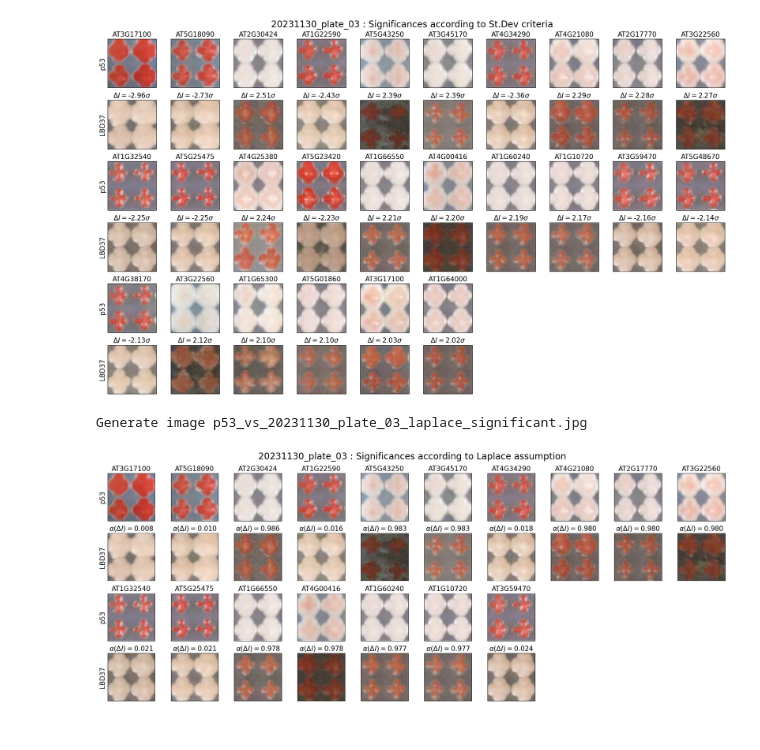
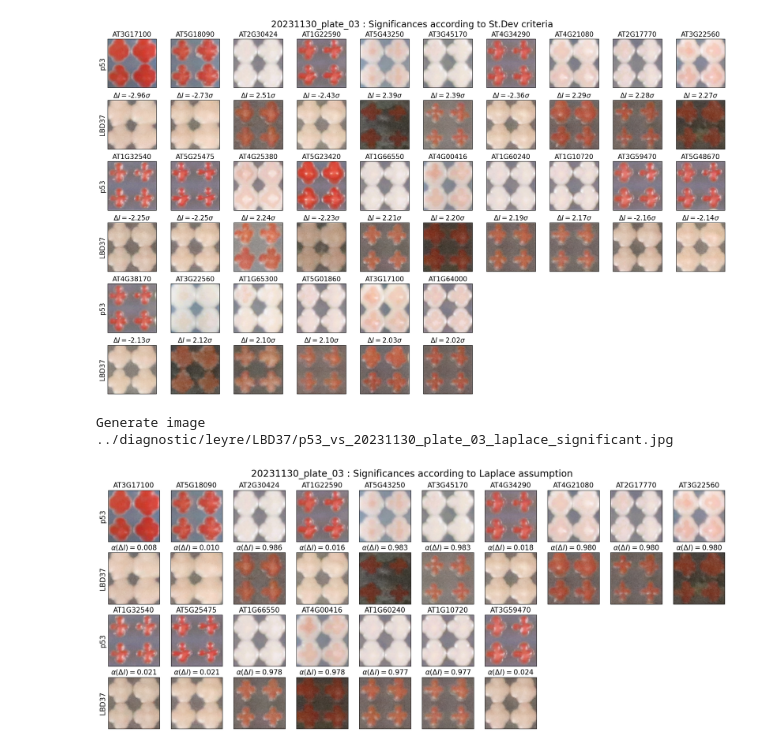
Before and after one commit to ejamezquita/yeast2hybrid, a Jupyter notebook: jupyter/04_color_verification.ipynb, the cells around one changed output. Drawn from its saved outputs; the diff is of its cells as text; code cells hidden in the pictures.

```diff
--- a/jupyter/04_color_verification.ipynb
+++ b/jupyter/04_color_verification.ipynb
@@ -99,20 +97,21 @@ rawcoords = np.load(filename, allow_pickle=True)
 
 pltimg = utils.load_image(pltimg_file, check_rotation=True, color_check=1)
 
-filename = gdst + bname + '_plateslice.csv'
+filename = gsrc + bname + '_plateslice.csv'
 meta = np.loadtxt(filename, delimiter=',', dtype=int)
 plateslice = np.s_[ meta[0]:meta[1], meta[2]:meta[3] ]
 pltimg = pltimg[plateslice]
-filename = gdst + bname + '_centers.npy'
+filename = gsrc + bname + '_centers.npy'
 pltcoords = np.load(filename, allow_pickle=True)
 # %%
-axrows = len(ssignif)//axcolmax + 1
+axrows = min([4, len(ssignif)//axcolmax + 1])
 axcols = min([axcolmax, len(ssignif)])
+plotnums = min([axrows*axcolmax, len(ssignif)])
 
-fig, ax = plt.subplots(2*axrows, axcols, figsize=(figR*axcols, 2*figR*axrows), sharex=True, sharey=True)
+fig, ax = plt.subplots(2*axrows, axcols, figsize=(figR*axcols-1, 2*figR*axrows), sharex=True, sharey=True)
 ax = ax.reshape(2*axrows, axcols)
 
-for i in range(len(ssignif)):
+for i in range(plotnums):
     ix, jx = i//axcols, i%axcols
     ax[2*ix, jx].set_title(ssignif.iloc[i,0], fontsize=fs)
     ax[2*ix+1, jx].set_title('$\Delta I =${:.2f}$\\sigma$'.format(ssignif.iloc[i,7]), fontsize=fs)
@@ -126,7 +125,7 @@ for i in range(len(ssignif)):
         rss = np.s_[center[1] - R : center[1] + R, center[0] - R : center[0] + R]
         ax[j,jx].imshow(img[rss], vmin=0, origin='upper'); j+=1
 
-for i in range(1, 1 + axrows*axcols - len(ssignif)):
+for i in range(1, 1 + axrows*axcols - plotnums):
     fig.delaxes(ax[-1, -i])
     fig.delaxes(ax[-2, -i])
 
@@ -139,49 +138,50 @@ for a in ax.ravel():
 
 fig.suptitle(bname + ' : Significances according to St.Dev criteria', fontsize=fs+5)
 fig.tight_layout()
-filename = sbname + '.jpg'
+filename = ddst + sbname + '.jpg'
 print('Generate image', filename)
 #plt.savefig(filename, dpi=72, format='jpg', bbox_inches='tight', pil_kwargs={'optimize':True})
 # %% [output]
 Generate image p53_vs_20231130_plate_03_sigma_significant.jpg
 [figure]
 # %%
-axrows = len(lsignif)//axcolmax + 1
+axrows = min([4, len(lsignif)//axcolmax + 1])
 axcols = min([axcolmax, len(lsignif)])
+plotnums = min([axrows*axcolmax, len(lsignif)])
 
-fig, ax = plt.subplots(2*axrows, axcols, figsize=(figR*axcols, 2*figR*axrows), sharex=True, sharey=True)
+fig, ax = plt.subplots(2*axrows, axcols, figsize=(figR*axcols-1, 2*figR*axrows), sharex=True, sharey=True)
 ax = ax.reshape(2*axrows, axcols)
 
-for i in range(len(lsignif)):
+for i in range(plotnums):
     ix, jx = i//axcols, i%axcols
     ax[2*ix, jx].set_title(lsignif.iloc[i,0], fontsize=fs)
     ax[2*ix+1, jx].set_title('$\\alpha(\\Delta I) =${:.3f}'.format(lsignif.iloc[i,8]), fontsize=fs)
 
     row, col = [int(foo[1:])-1 for foo in lsignif.iloc[i,1].split('-')[1:] ]
 
     j = 2*ix
     for (cc,img) in zip([rawcoords, pltcoords],[rawimg,pltimg]):
         dots = cc[2*row : 2*row + 2, 2*col : 2*col + 2]
         center = np.mean(np.mean(dots, axis = 0), axis = 0).astype(int)
         rss = np.s_[center[1] - R : center[1] + R, center[0] - R : center[0] + R]
         ax[j,jx].imshow(img[rss], vmin=0, origin='upper'); j+=1
 
-for i in range(1, 1 + axrows*axcols - len(lsignif)):
+for i in range(1, 1 + axrows*axcols - plotnums):
     fig.delaxes(ax[-1, -i])
     fig.delaxes(ax[-2, -i])
 
 for i in range(axrows):
     ax[2*i,0].set_ylabel(reference_gene, fontsize=fs)
     ax[2*i + 1,0].set_ylabel(genes[gidx], fontsize=fs)
 
 for a in ax.ravel():
     a.tick_params(bottom=False, left=False, labelbottom=False, labelleft=False)
 
 fig.suptitle(bname + ' : Significances according to Laplace assumption', fontsize=fs+5)
 fig.tight_layout()
-filename = lbname + '.jpg'
+filename = ddst + lbname + '.jpg'
 print('Generate image', filename)
 #plt.savefig(filename, dpi=72, format='jpg', bbox_inches='tight', pil_kwargs={'optimize':True})
 # %% [output]
-Generate image p53_vs_20231130_plate_03_laplace_significant.jpg
+Generate image ../diagnostic/leyre/LBD37/p53_vs_20231130_plate_03_laplace_significant.jpg
-[figure, old version]
+[figure, new version]
```
Also changed, not shown: parts of 1 cell of this notebook, 4 other files.
